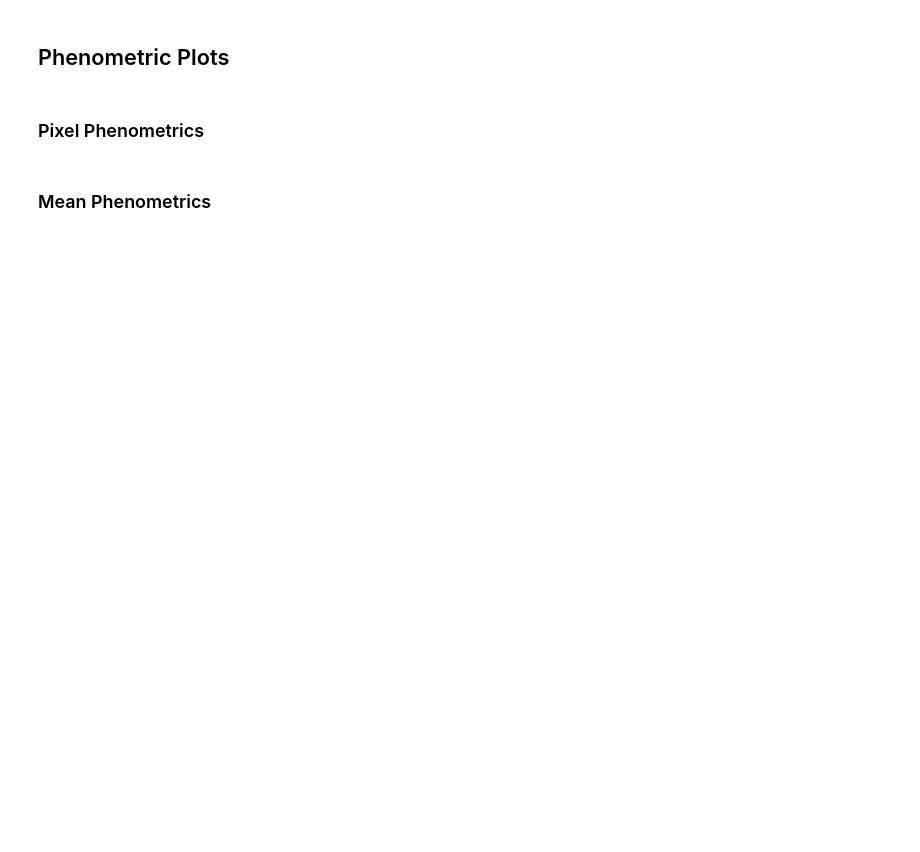
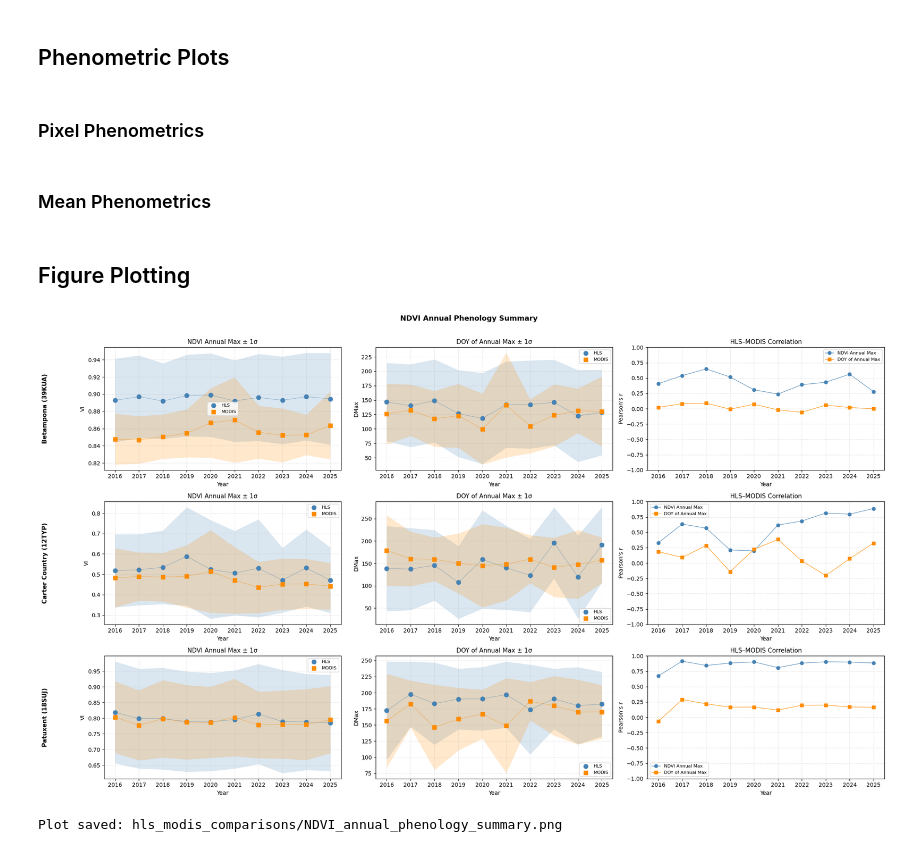
Before and after one commit to Tomitrle/hls-bdec-scripts, a Jupyter notebook: HLS_MODIS_comparison.ipynb, the cells around one changed output. Cells and saved outputs as stored; diff of their text form; code cells hidden in the pictures; blank space fills up the shorter version.

Commit message:
updated phenometrics behavior outside of observation range; added code for MODIS files to utils; added code to make figures to comparison notebook

```diff
--- a/HLS_MODIS_comparison.ipynb
+++ b/HLS_MODIS_comparison.ipynb
@@ -17,7 +22,7 @@ from phenology_algorithm import *
 # %%
 # Initialize variables
-veg_index = "evi2"
-tile_id = "15TYL"
+veg_index = "ndvi"
+tile_id = "18SUJ"
 output_dir = f"hls_modis_comparisons/{tile_id}"
 os.makedirs(output_dir, exist_ok=True)
 start_year = 2016
@@ -308,3 +589,38 @@ summary_df = build_summary_df_from_tifs(veg_index, output_dir, tile_id, start_ye
 # print(summary_df)
 # %%
 plot_phenology_summary(summary_df, veg_index, output_dir, tile_id)
+# %% [markdown]
+## Figure Plotting
+# %%
+veg_index = "ndvi"
+tiles = ["39KUA", "12TYP", "18SUJ"]
+start_year = 2016
+end_year = 2025
+metrics = [
+    ('max_vi', f"{veg_index.upper()} Annual Max",         "VI", "max_vi_std"),
+    # ('min_vi', f"{vi_upper} Annual Min",         "VI", "min_vi_std"),
+    ('max_doy', "DOY of Annual Max",           "DMax", "max_doy_std"),
+    # ('min_doy', "DOY of Annual Min",           "DMin", "min_doy_std"),
+    # ('amplitude', f"{vi_upper} Range",           "VI", "amplitude_std"),
+    # ('greenup_doy', "Start of Season (SOS)",    "DOY", "greenup_doy_std"),
+    # ('dormancy_doy', "End of Season (EOS)",     "DOY", "dormancy_doy_std"),
+    # ('greenup_vi', f"{vi_upper} at SOS",         "VI", "greenup_vi_std"),
+    # ('dormancy_vi', f"{vi_upper} at EOS",        "VI", "dormancy_vi_std"),
+    # ('growing_season_length', "Season Length", "Days", "growing_season_length_std"),
+]
+sites = [
+    "Betampona (39KUA)",
+    "Carter Country (12TYP)",
+    "Patuxent (18SUJ)",
+]
+# %%
+correlation_dfs = create_correlation_dfs(veg_index, tiles, start_year, end_year, metrics)
+# %%
+summary_dfs = []
+for tile_id in tiles:
+    summary_dfs.append(build_summary_df_from_tifs(veg_index, f"hls_modis_comparisons/{tile_id}", tile_id, start_year, end_year))
+# %%
+plot_line_plot(veg_index, metrics, summary_dfs, correlation_dfs, sites)
+# %% [output]
+[figure, added]
+Plot saved: hls_modis_comparisons/NDVI_annual_phenology_summary.png
```
Also changed, not shown: parts of 17 cells of this notebook, 3 other files.
